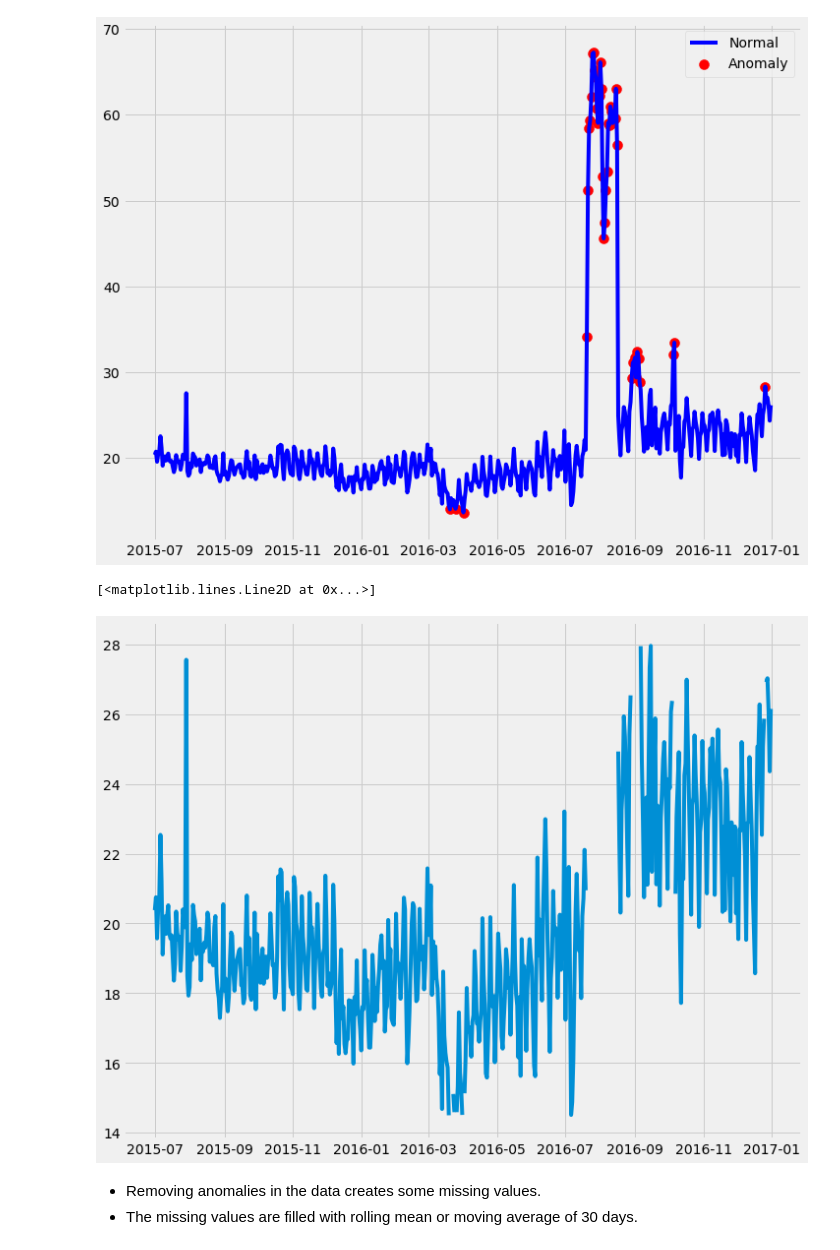
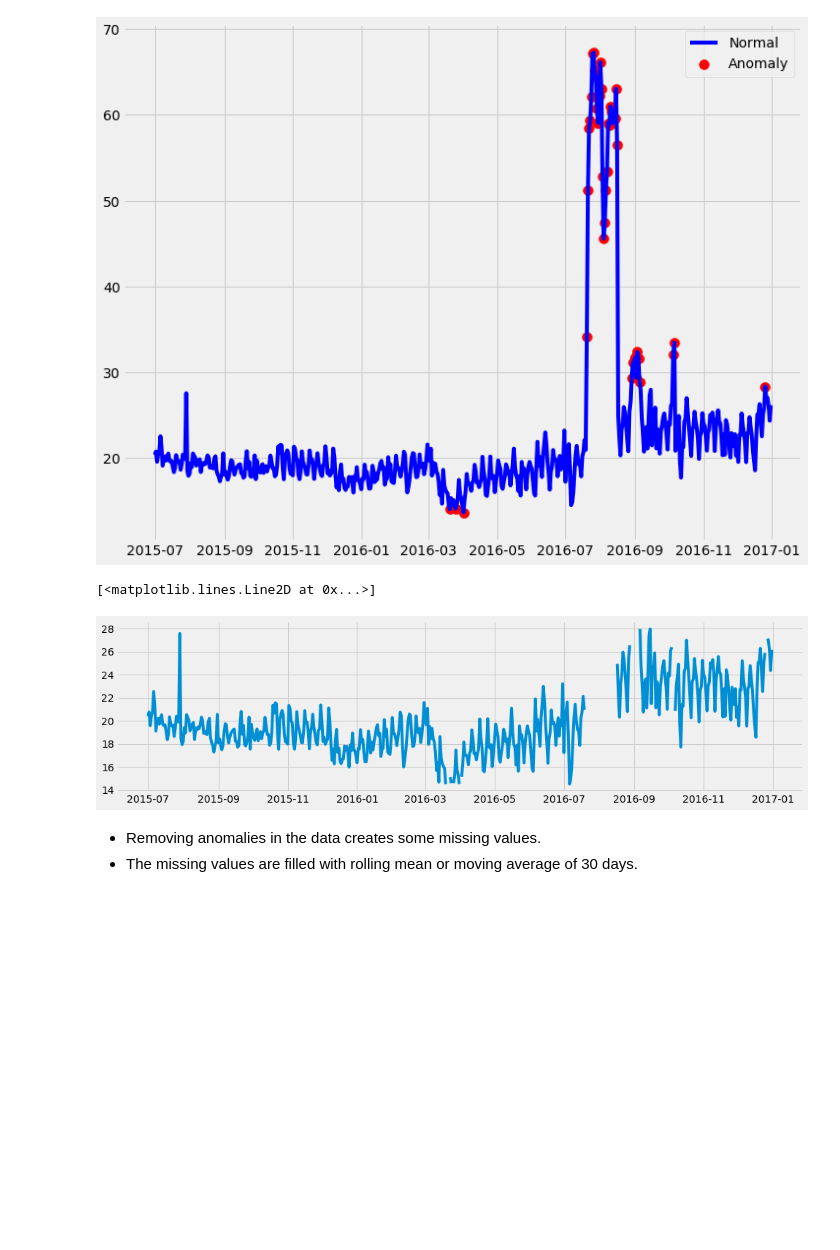
Before and after one commit to Subikshaa/Time-Series-Forecasting-on-Web-Traffic-Dataset, a Jupyter notebook: forecast.ipynb, the cells around one changed output. Saved outputs shown, nothing was run; the diff lists cells and outputs as text; code cells hidden in the pictures; blank space fills up the shorter version.

```diff
--- a/forecast.ipynb
+++ b/forecast.ipynb
@@ -236,10 +238,11 @@ plt.show()
 # %%
 # Removing anomalies from the data
 top_page_df['new_views'] = top_page_df.apply(lambda row: row.Views if row.anomaly == 1 else None, axis='columns')
+plt.figure(figsize=(15,4))
 plt.plot(top_page_df.index,top_page_df.new_views)
 # %% [output]
 [<matplotlib.lines.Line2D at 0x...>]
-[figure, old version]
+[figure, new version]
 # %% [markdown]
 - Removing anomalies in the data creates some missing values.
 - The missing values are filled with rolling mean or moving average of 30 days.
```
Also changed, not shown: parts of 9 cells of this notebook.
